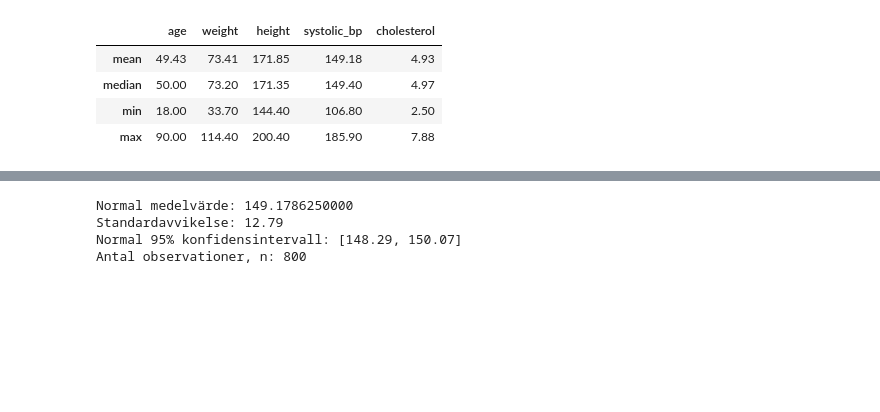
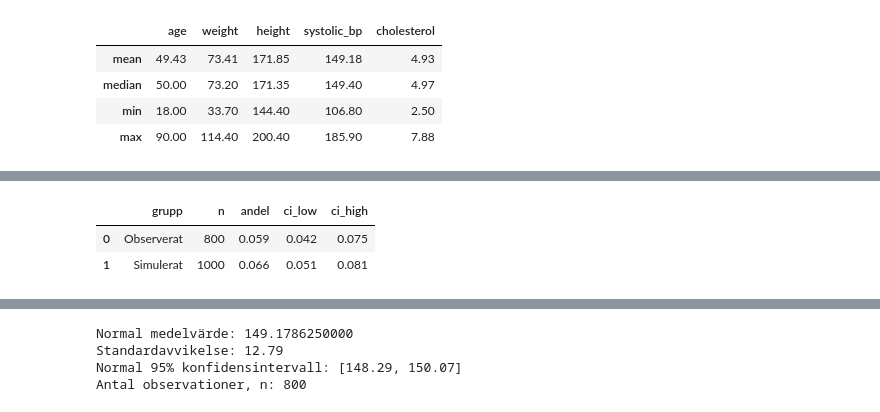
Before and after one commit to MalinMo/Halsostudie, a Jupyter notebook: analysis.ipynb, the cells around one changed output, grey strips where cells are left out. Drawn from its saved outputs; the diff is of its cells as text; code cells hidden in the pictures; blank space fills up the shorter version.

```diff
--- a/analysis.ipynb
+++ b/analysis.ipynb
@@ -178,0 +184,29 @@ plt.show()
+# %%
+# Jämför den simulerade andelen med den verkliga andelen i datasetet.
+
+p_obs = df_clean.disease.mean()
+n_obs = len(df_clean)
+
+p_sim = andel_sjuka_simulerat
+n_sim = n
+
+z_crit = stats.norm.ppf(0.975)
+
+se_obs = np.sqrt(p_obs*(1-p_obs)/n_obs)
+se_sim = np.sqrt(p_sim*(1-p_sim)/n_sim)
+
+summary_compare = pd.DataFrame({
+    "grupp": ["Observerat", "Simulerat"],
+    "n": [n_obs, n_sim],
+    "andel": [p_obs, p_sim],
+    "ci_low": [p_obs - z_crit*se_obs, p_sim - z_crit*se_sim],
+    "ci_high": [p_obs + z_crit*se_obs, p_sim + z_crit*se_sim]
+})
+
+summary_compare = summary_compare.round(3)
+
+summary_compare
+# %% [output]
+|  | grupp | n | andel | ci_low | ci_high |
+| 0 | Observerat | 800 | 0.059 | 0.042 | 0.075 |
+| 1 | Simulerat | 1000 | 0.066 | 0.051 | 0.081 |
```
Also changed, not shown: parts of 15 cells of this notebook.
